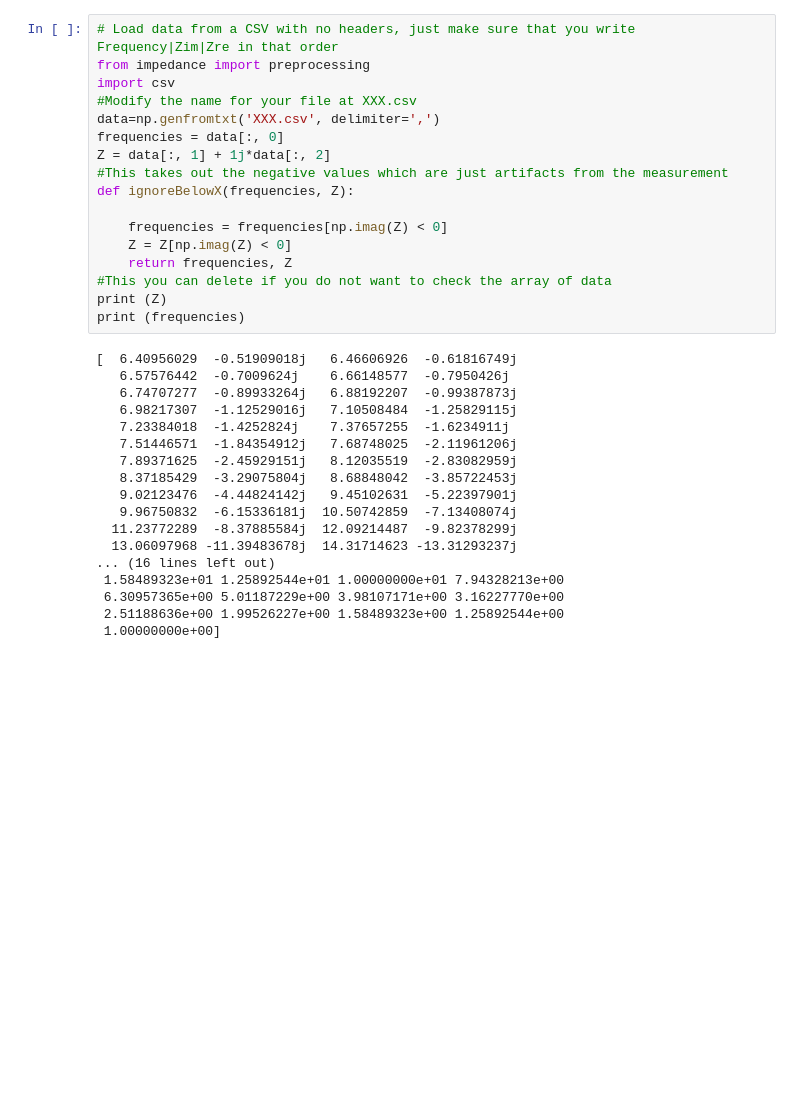
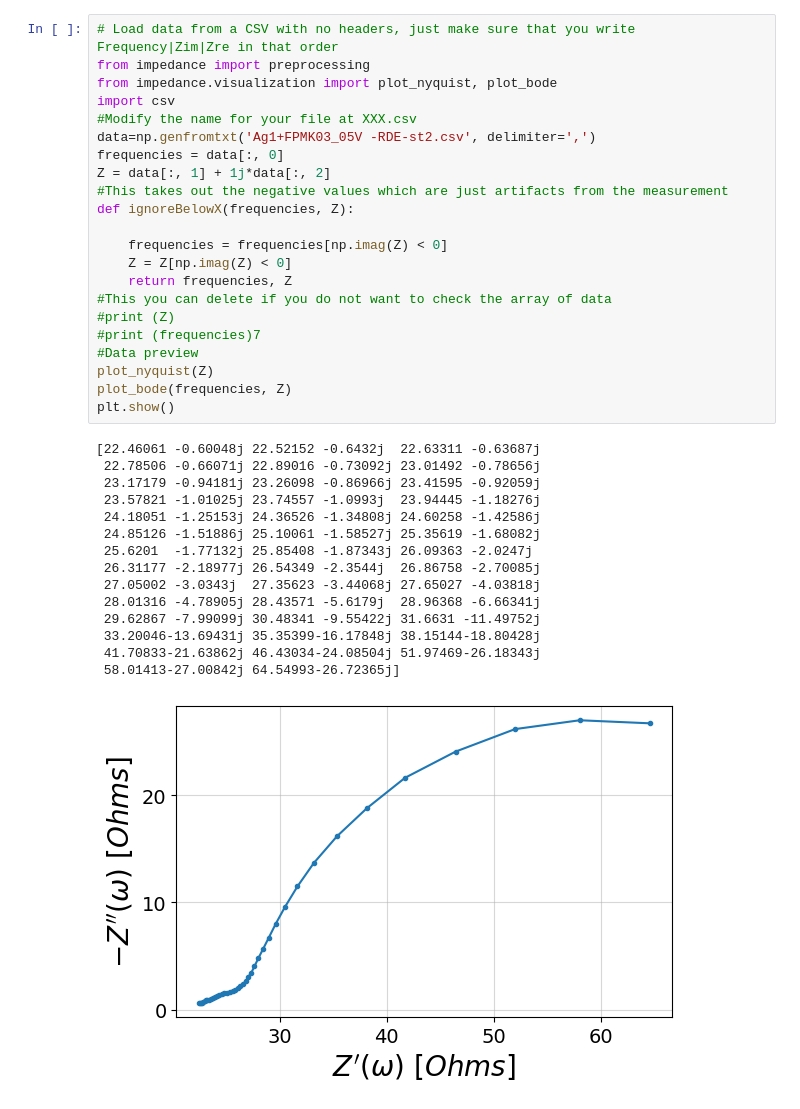
Before and after one commit to nicolesegura121/Impedance-Analysis, a Jupyter notebook: CodeEIS.ipynb, the cells around one changed output. Cells and saved outputs as stored; diff of their text form; blank space fills up the shorter version.

```diff
--- a/CodeEIS.ipynb
+++ b/CodeEIS.ipynb
@@ -9,35 +10,38 @@ from scipy.optimize import curve_fit
 # %%
 # Load data from a CSV with no headers, just make sure that you write Frequency|Zim|Zre in that order
 from impedance import preprocessing
+from impedance.visualization import plot_nyquist, plot_bode
 import csv
 #Modify the name for your file at XXX.csv
-data=np.genfromtxt('XXX.csv', delimiter=',')
+data=np.genfromtxt('Ag1+FPMK03_05V -RDE-st2.csv', delimiter=',')
 frequencies = data[:, 0]
 Z = data[:, 1] + 1j*data[:, 2]
 #This takes out the negative values which are just artifacts from the measurement
 def ignoreBelowX(frequencies, Z):
 
     frequencies = frequencies[np.imag(Z) < 0]
     Z = Z[np.imag(Z) < 0]
     return frequencies, Z
 #This you can delete if you do not want to check the array of data
-print (Z)
-print (frequencies)
+#print (Z)
+#print (frequencies)7
+#Data preview
+plot_nyquist(Z)
+plot_bode(frequencies, Z)
+plt.show()
 # %% [output]
-[  6.40956029  -0.51909018j   6.46606926  -0.61816749j
-   6.57576442  -0.7009624j    6.66148577  -0.7950426j
-   6.74707277  -0.89933264j   6.88192207  -0.99387873j
-   6.98217307  -1.12529016j   7.10508484  -1.25829115j
-   7.23384018  -1.4252824j    7.37657255  -1.6234911j
-   7.51446571  -1.84354912j   7.68748025  -2.11961206j
-   7.89371625  -2.45929151j   8.12035519  -2.83082959j
-   8.37185429  -3.29075804j   8.68848042  -3.85722453j
-   9.02123476  -4.44824142j   9.45102631  -5.22397901j
-   9.96750832  -6.15336181j  10.50742859  -7.13408074j
-  11.23772289  -8.37885584j  12.09214487  -9.82378299j
-  13.06097968 -11.39483678j  14.31714623 -13.31293237j
-... (16 lines left out)
- 1.58489323e+01 1.25892544e+01 1.00000000e+01 7.94328213e+00
- 6.30957365e+00 5.01187229e+00 3.98107171e+00 3.16227770e+00
- 2.51188636e+00 1.99526227e+00 1.58489323e+00 1.25892544e+00
- 1.00000000e+00]
+[22.46061 -0.60048j 22.52152 -0.6432j  22.63311 -0.63687j
+ 22.78506 -0.66071j 22.89016 -0.73092j 23.01492 -0.78656j
+ 23.17179 -0.94181j 23.26098 -0.86966j 23.41595 -0.92059j
+ 23.57821 -1.01025j 23.74557 -1.0993j  23.94445 -1.18276j
+ 24.18051 -1.25153j 24.36526 -1.34808j 24.60258 -1.42586j
+ 24.85126 -1.51886j 25.10061 -1.58527j 25.35619 -1.68082j
+ 25.6201  -1.77132j 25.85408 -1.87343j 26.09363 -2.0247j
+ 26.31177 -2.18977j 26.54349 -2.3544j  26.86758 -2.70085j
+ 27.05002 -3.0343j  27.35623 -3.44068j 27.65027 -4.03818j
+ 28.01316 -4.78905j 28.43571 -5.6179j  28.96368 -6.66341j
+ 29.62867 -7.99099j 30.48341 -9.55422j 31.6631 -11.49752j
+ 33.20046-13.69431j 35.35399-16.17848j 38.15144-18.80428j
+ 41.70833-21.63862j 46.43034-24.08504j 51.97469-26.18343j
+ 58.01413-27.00842j 64.54993-26.72365j]
+[figure, added]
```
Also changed, not shown: parts of 12 cells of this notebook.
